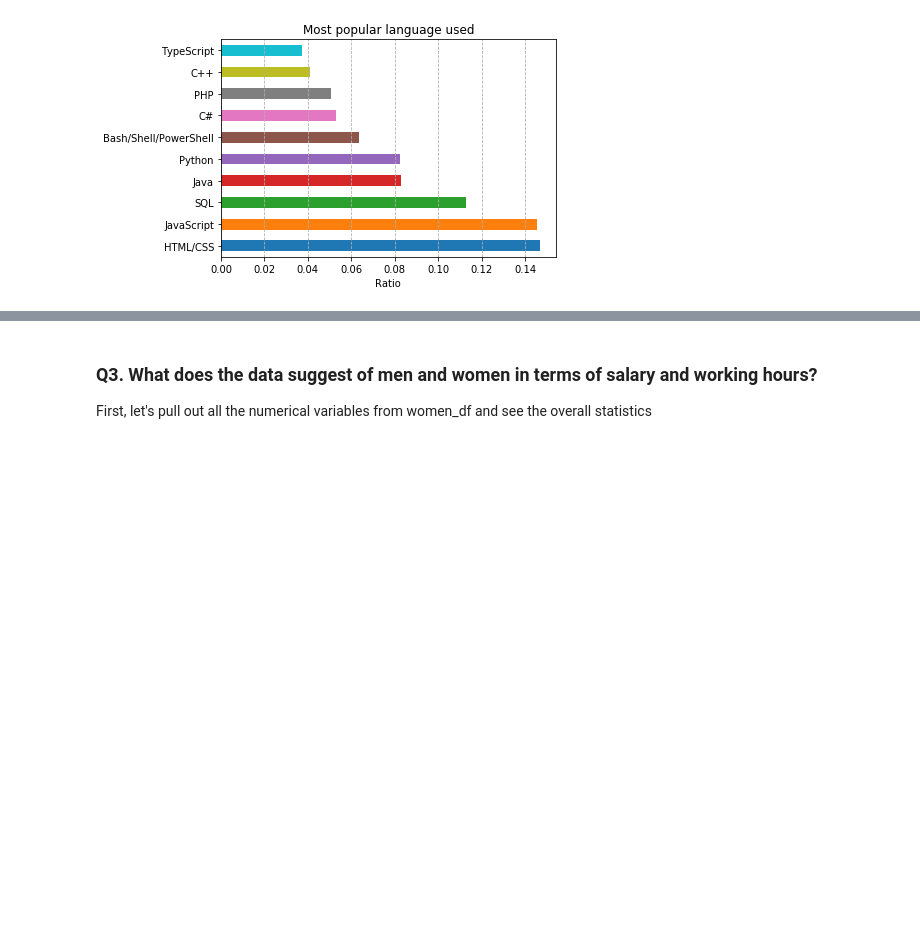
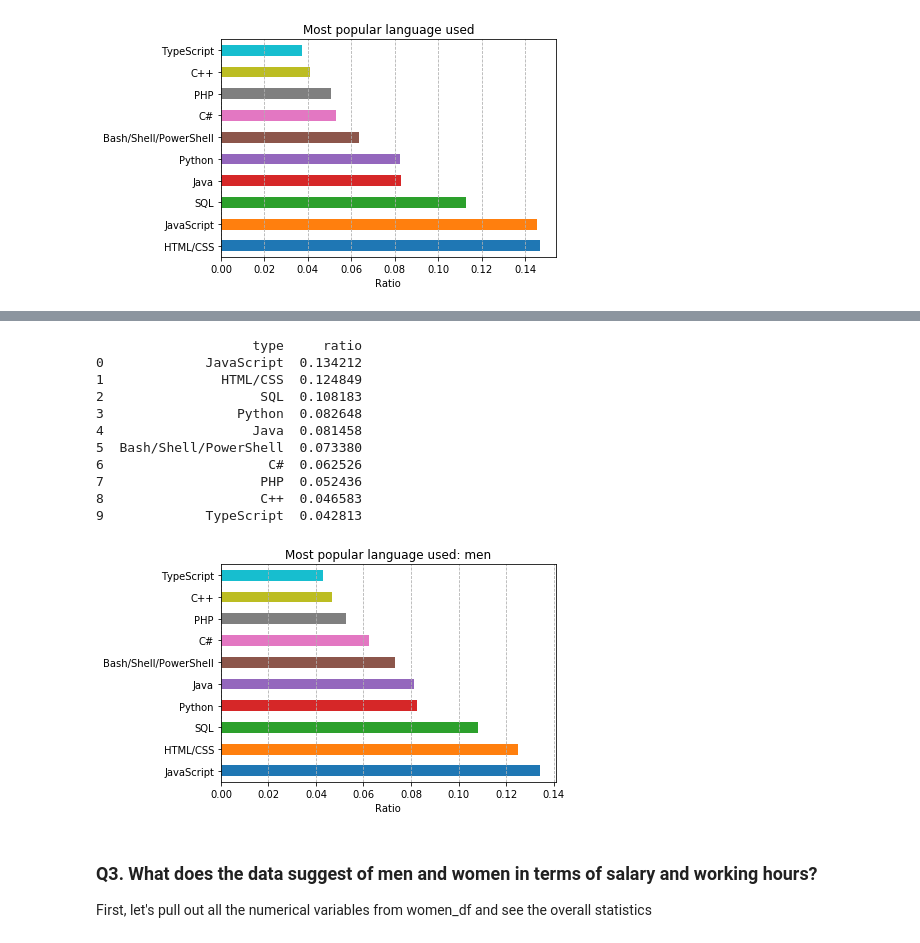
Before and after one commit to Lamasheg/stackoverflow_survey_2019, a Jupyter notebook: stackoverflow_survey.ipynb, the cells around one changed output, grey strips where cells are left out. Cells and saved outputs as stored; diff of their text form; code cells hidden in the pictures; blank space fills up the shorter version.

```diff
--- a/stackoverflow_survey.ipynb
+++ b/stackoverflow_survey.ipynb
@@ -376,3 +391,18 @@ p.count_and_plot(p.split_column_content(women_df,'LanguageWorkedWith'),'Most pop
+# %%
+p.count_and_plot(p.split_column_content(men_df,'LanguageWorkedWith'),'Most popular language used')
+# %% [output]
+                    type     ratio
+0             JavaScript  0.134212
+1               HTML/CSS  0.124849
+2                    SQL  0.108183
+3                 Python  0.082648
+4                   Java  0.081458
+5  Bash/Shell/PowerShell  0.073380
+6                     C#  0.062526
+7                    PHP  0.052436
+8                    C++  0.046583
+9             TypeScript  0.042813
+[figure, added]
 # %% [markdown]
 ### Q3. What does the data suggest of men and women in terms of salary and working hours?
 First, let's pull out all the numerical variables from women_df and see the overall statistics
```
Also changed, not shown: parts of 3 cells of this notebook.
